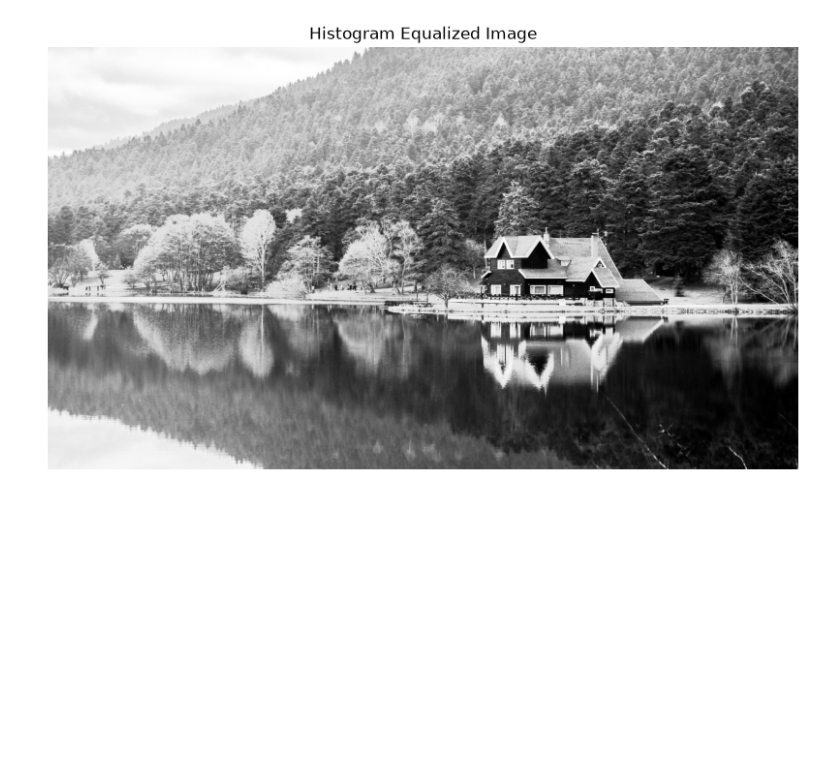
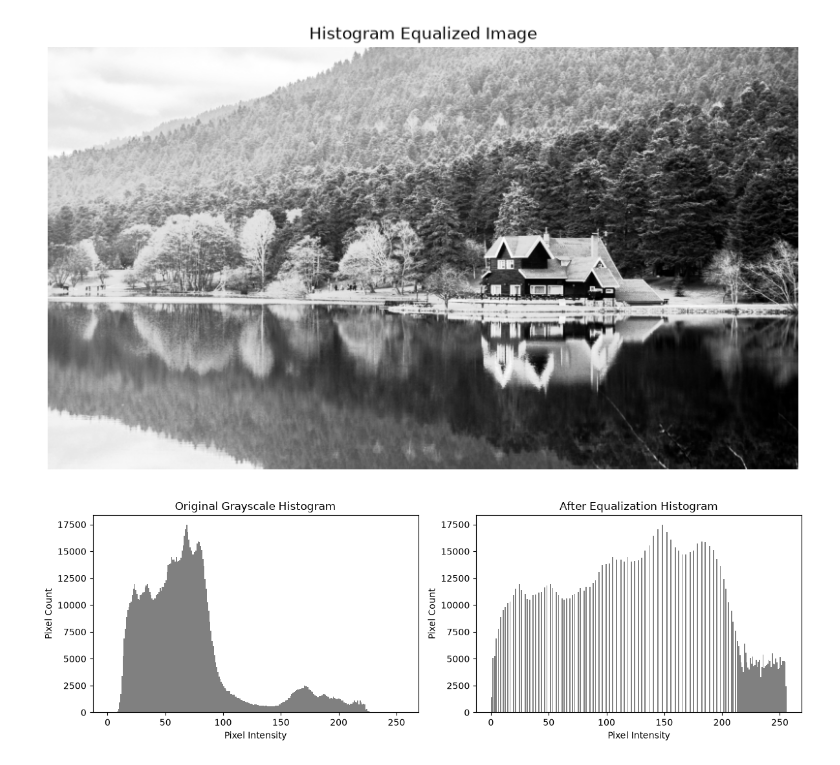
Before and after one commit to ealabas/cs523-hw1, a Jupyter notebook: Problem1.ipynb, the cells around one changed output. Drawn from its saved outputs; the diff is of its cells as text; code cells hidden in the pictures; blank space fills up the shorter version.

Commit message:
final check before report

```diff
--- a/Problem1.ipynb
+++ b/Problem1.ipynb
@@ -89,3 +98,31 @@ plt.axis("off")
 plt.show()
 # %% [output]
 [figure]
+# %%
+# intensity histograms before and after equalization
+fig, axes = plt.subplots(1, 2, figsize=(12, 4))
+
+axes[0].hist(
+    grayscale_resized_image.ravel(),
+    bins=256,
+    range=(0, 256),
+    color="gray"
+)
+axes[0].set_title("Original Grayscale Histogram")
+axes[0].set_xlabel("Pixel Intensity")
+axes[0].set_ylabel("Pixel Count")
+
+axes[1].hist(
+    equalized_image.ravel(),
+    bins=256,
+    range=(0, 256),
+    color="gray"
+)
+axes[1].set_title("After Equalization Histogram")
+axes[1].set_xlabel("Pixel Intensity")
+axes[1].set_ylabel("Pixel Count")
+
+plt.tight_layout()
+plt.show()
+# %% [output]
+[figure, added]
```
Also changed, not shown: parts of 2 cells of this notebook, 2 other files.
